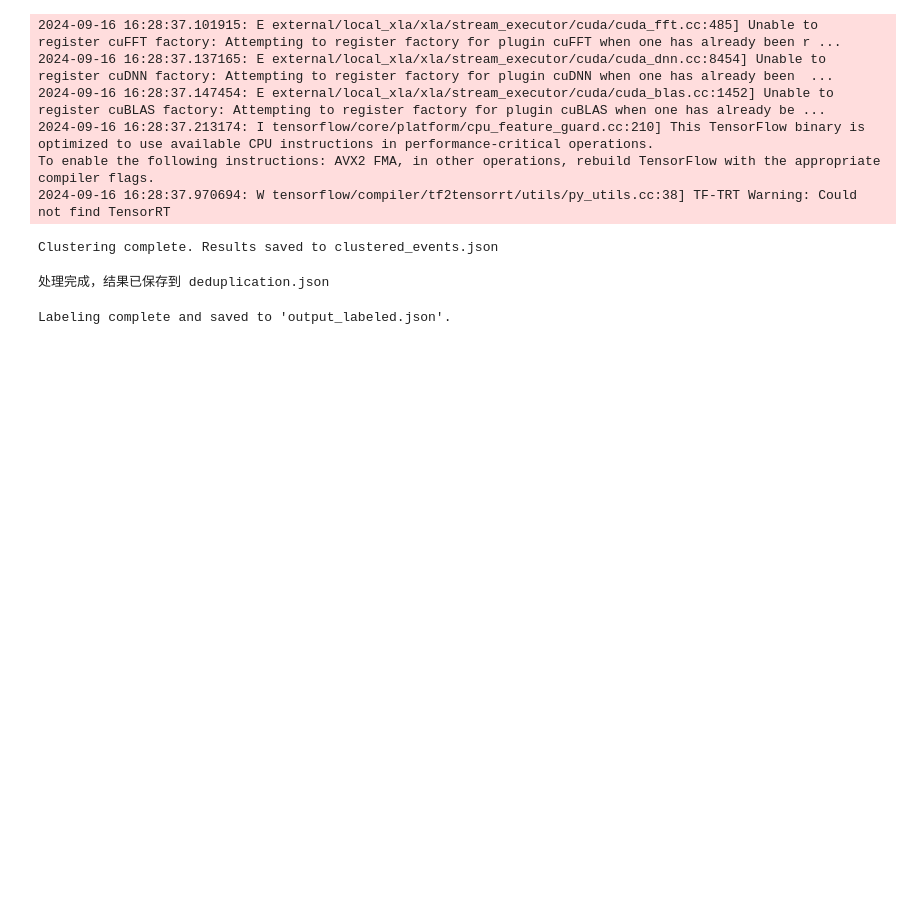
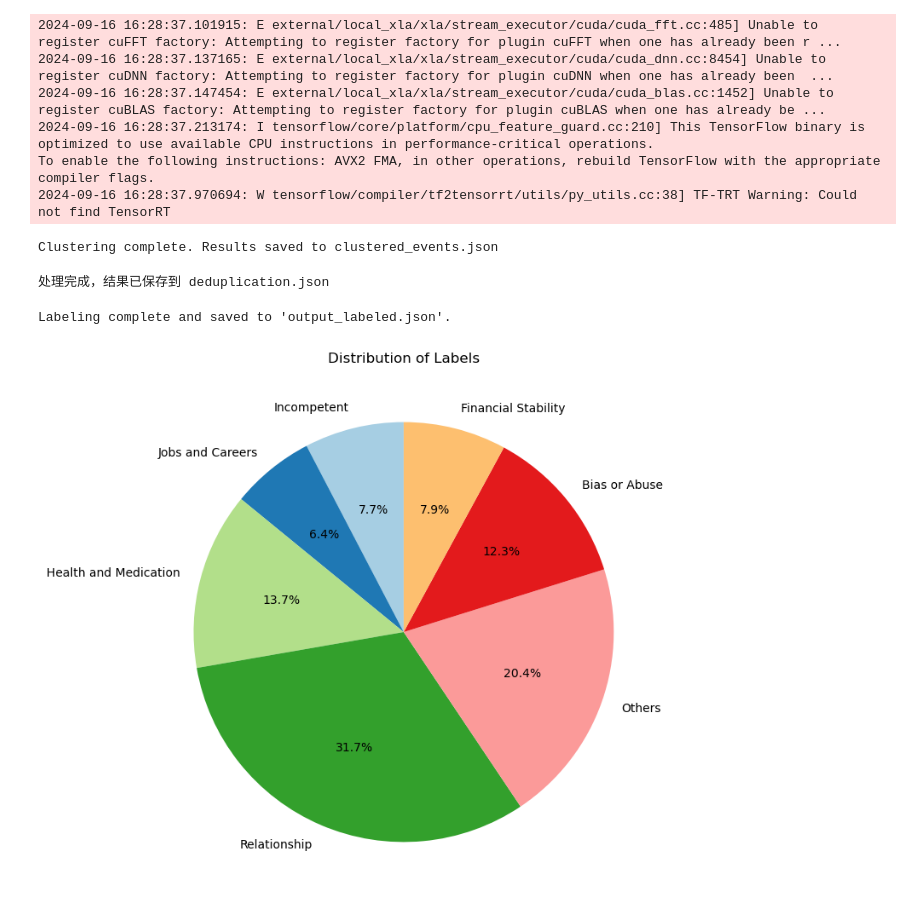
Before and after one commit to qiangzhou7/Digital_mental_health, a Jupyter notebook: Dataset/Event_Extraction/GAS2SPAS/tool.ipynb, the cells around one changed output. Saved outputs shown, nothing was run; the diff lists cells and outputs as text; code cells hidden in the pictures; blank space fills up the shorter version.

Commit message:
0925event_label

```diff
--- a/Dataset/Event_Extraction/GAS2SPAS/tool.ipynb
+++ b/Dataset/Event_Extraction/GAS2SPAS/tool.ipynb
@@ -301,3 +301,31 @@ with open('GAS_SPAS_800_event_extraction_clustered_deduplication_1234_label.json
 print("Labeling complete and saved to 'output_labeled.json'.")
 # %% [output]
 Labeling complete and saved to 'output_labeled.json'.
+# %%
+import json
+import matplotlib.pyplot as plt
+from collections import Counter
+
+# 假设json文件的路径为'file.json'
+file_path = '/home/qiang/projects/Digital_mental_health/Dataset/Event_Extraction/GAS2SPAS/GAS_SPAS_800_event_extraction_clustered_deduplication_1234_label.json'
+
+# 读取json文件
+with open(file_path, 'r') as file:
+    data = json.load(file)
+
+# 统计Label中不同类别的数量
+label_counts = Counter()
+for entry in data:
+    label_counts.update(entry["Label"])
+
+# 获取类别和对应的数量
+labels = list(label_counts.keys())
+counts = list(label_counts.values())
+
+# 绘制饼状图
+plt.figure(figsize=(8, 8))
+plt.pie(counts, labels=labels, autopct='%1.1f%%', startangle=90, colors=plt.cm.Paired.colors)
+plt.title('Distribution of Labels')
+plt.show()
+# %% [output]
+[figure, added]
```
Also changed, not shown: 5 other files.
